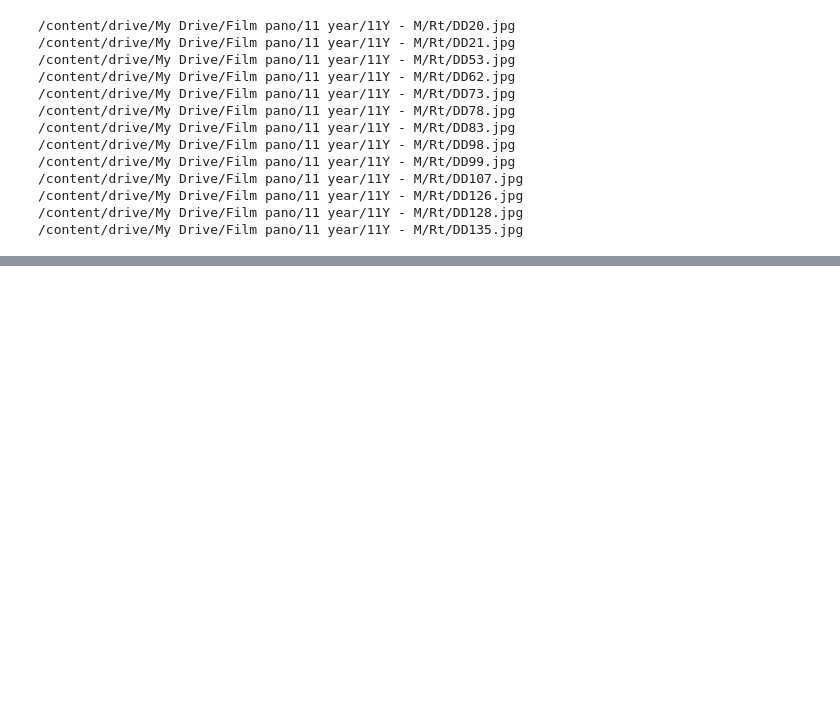
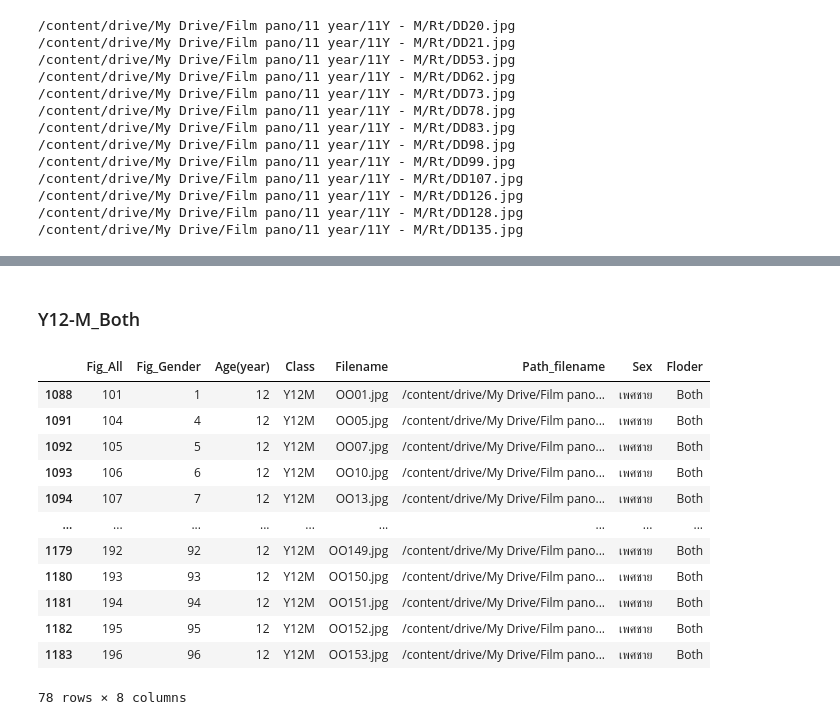
Before and after one commit to Wanita-8943/efficientnet_keras_transfer_learning, a Jupyter notebook: ตัดรูป.ipynb, the cells around one changed output, grey strips where cells are left out. Cells and saved outputs as stored; diff of their text form; code cells hidden in the pictures; blank space fills up the shorter version.

```diff
--- a/ตัดรูป.ipynb
+++ b/ตัดรูป.ipynb
@@ -1705,0 +1779,19 @@ for i in path:
+# %% [markdown]
+### Y12-M_Both
+# %%
+Y12M_1 = df[(df['Class'] == 'Y12M')&(df['Floder']=='Both')] #Y7M#ชาย
+Y12M_1
+# %% [output]
+|  | Fig_All | Fig_Gender | Age(year) | Class | Filename | Path_filename | Sex | Floder |
+| 1088 | 101 | 1 | 12 | Y12M | OO01.jpg | /content/drive/My Drive/Film pano... | เพศชาย | Both |
+| 1091 | 104 | 4 | 12 | Y12M | OO05.jpg | /content/drive/My Drive/Film pano... | เพศชาย | Both |
+| 1092 | 105 | 5 | 12 | Y12M | OO07.jpg | /content/drive/My Drive/Film pano... | เพศชาย | Both |
+| 1093 | 106 | 6 | 12 | Y12M | OO10.jpg | /content/drive/My Drive/Film pano... | เพศชาย | Both |
+| 1094 | 107 | 7 | 12 | Y12M | OO13.jpg | /content/drive/My Drive/Film pano... | เพศชาย | Both |
+| ... | ... | ... | ... | ... | ... | ... | ... | ... |
+| 1179 | 192 | 92 | 12 | Y12M | OO149.jpg | /content/drive/My Drive/Film pano... | เพศชาย | Both |
+| 1180 | 193 | 93 | 12 | Y12M | OO150.jpg | /content/drive/My Drive/Film pano... | เพศชาย | Both |
+| 1181 | 194 | 94 | 12 | Y12M | OO151.jpg | /content/drive/My Drive/Film pano... | เพศชาย | Both |
+| 1182 | 195 | 95 | 12 | Y12M | OO152.jpg | /content/drive/My Drive/Film pano... | เพศชาย | Both |
+| 1183 | 196 | 96 | 12 | Y12M | OO153.jpg | /content/drive/My Drive/Film pano... | เพศชาย | Both |
+78 rows × 8 columns
```
Also changed, not shown: parts of 16 cells of this notebook.
